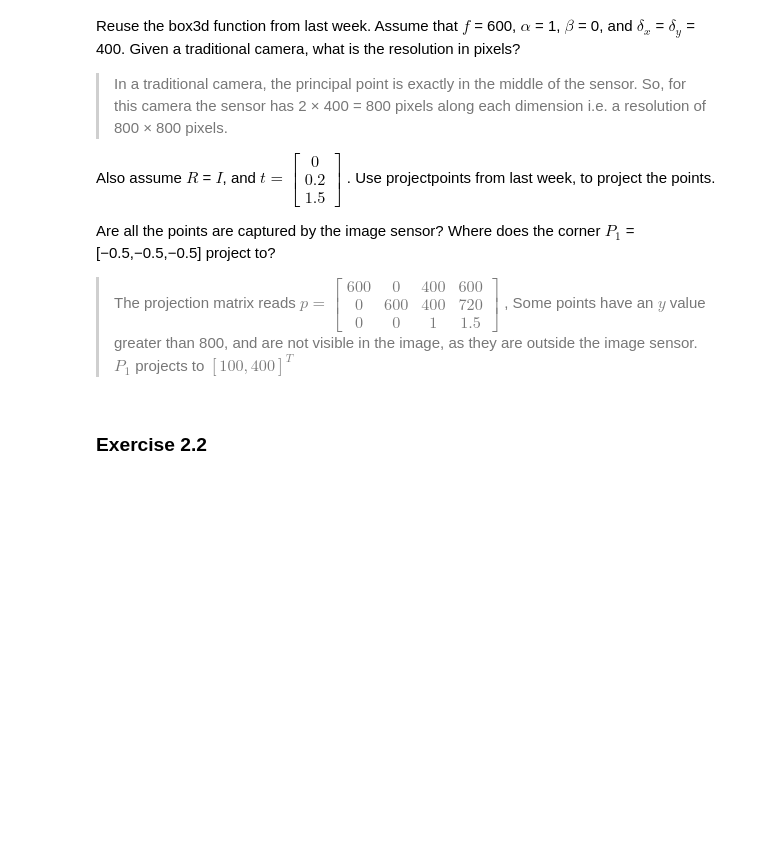
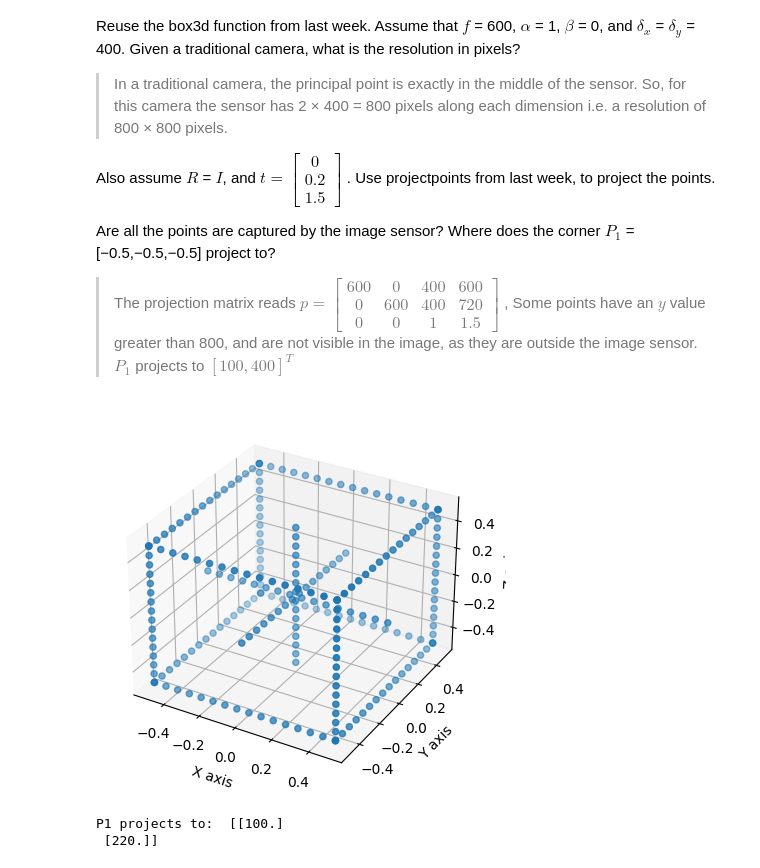
Before and after one commit to ChongchLi/02504_ComputerVision, a Jupyter notebook: Exercise/Exercise_2/Exercise_02.ipynb, the cells around one changed output. Saved outputs shown, nothing was run; the diff lists cells and outputs as text; code cells hidden in the pictures; blank space fills up the shorter version.

```diff
--- a/Exercise/Exercise_2/Exercise_02.ipynb
+++ b/Exercise/Exercise_2/Exercise_02.ipynb
@@ -21,5 +21,52 @@ Where does the corner $P_1$ = [−0.5,−0.5,−0.5] project to?
 600 & 0 & 400 & 600 \\ 0 & 600 & 400 & 720  \\ 0 & 0 & 1 & 1.5
 \end{bmatrix}$, Some points have an $y$ value greater than 800, and are not visible in the image, as they are outside
 the image sensor. $P_1$ projects to $[100,400]^T$
-# %% [markdown]
-### Exercise 2.2
+# %%
+import numpy as np
+import itertools as it
+import matplotlib.pyplot as plt
+from mpl_toolkits.mplot3d import Axes3D
+
+def box3d(n=16):
+    points = []
+    N = tuple(np.linspace(-1, 1, n))
+    for i, j in [(-1, -1), (-1, 1), (1, 1), (0, 0)]:
+        points.extend(set(it.permutations([(i, )*n, (j, )*n, N])))
+    return np.hstack(points)/2
+
+def plot_box3d(n=16):
+    points = box3d(n)
+    fig = plt.figure()
+    ax = fig.add_subplot(111, projection='3d')
+    ax.scatter(points[0], points[1], points[2])
+    ax.set_xlabel('X axis')
+    ax.set_ylabel('Y axis')
+    ax.set_zlabel('Z axis')
+    plt.show()
+
+plot_box3d()
+def Pi(ph):
+    return ph[:-1]/ph[-1]
+
+def PiInv(p):
+    ones = np.ones((1, p.shape[1]))
+    ph = np.vstack((p, ones))
+    return ph
+
+def projectpoints(K, R, t, Q):
+    Q_homogeneous = PiInv(Q)
+    P = K @ np.hstack((R, t)) @ Q_homogeneous
+    p = Pi(P)
+    return p[:2]
+
+Q = box3d()
+K = np.array([[600, 0, 400], [0, 600, 400], [0, 0, 1]])
+R = np.array([[1, 0, 0], [0, 1, 0], [0, 0, 1]])
+t = np.array([[0], [0.2], [1.5]])
+P1 = np.array([[-0.5,-0.5,-0.5]]).T
+p = projectpoints(K, R, t, P1)
+print("P1 projects to: ", p)
+# %% [output]
+[figure, added]
+P1 projects to:  [[100.]
+ [220.]]
```
Also changed, not shown: parts of 1 cell of this notebook.
